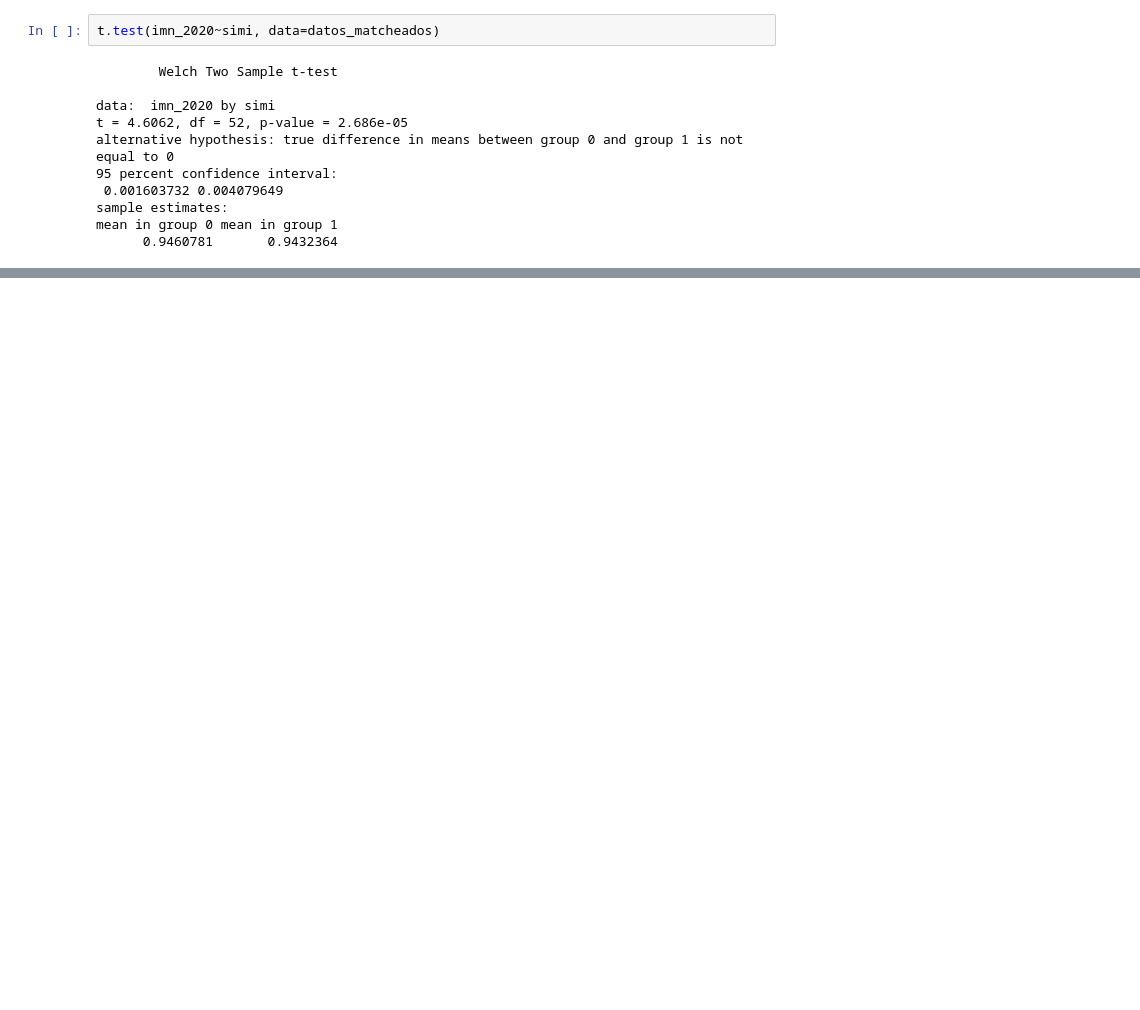
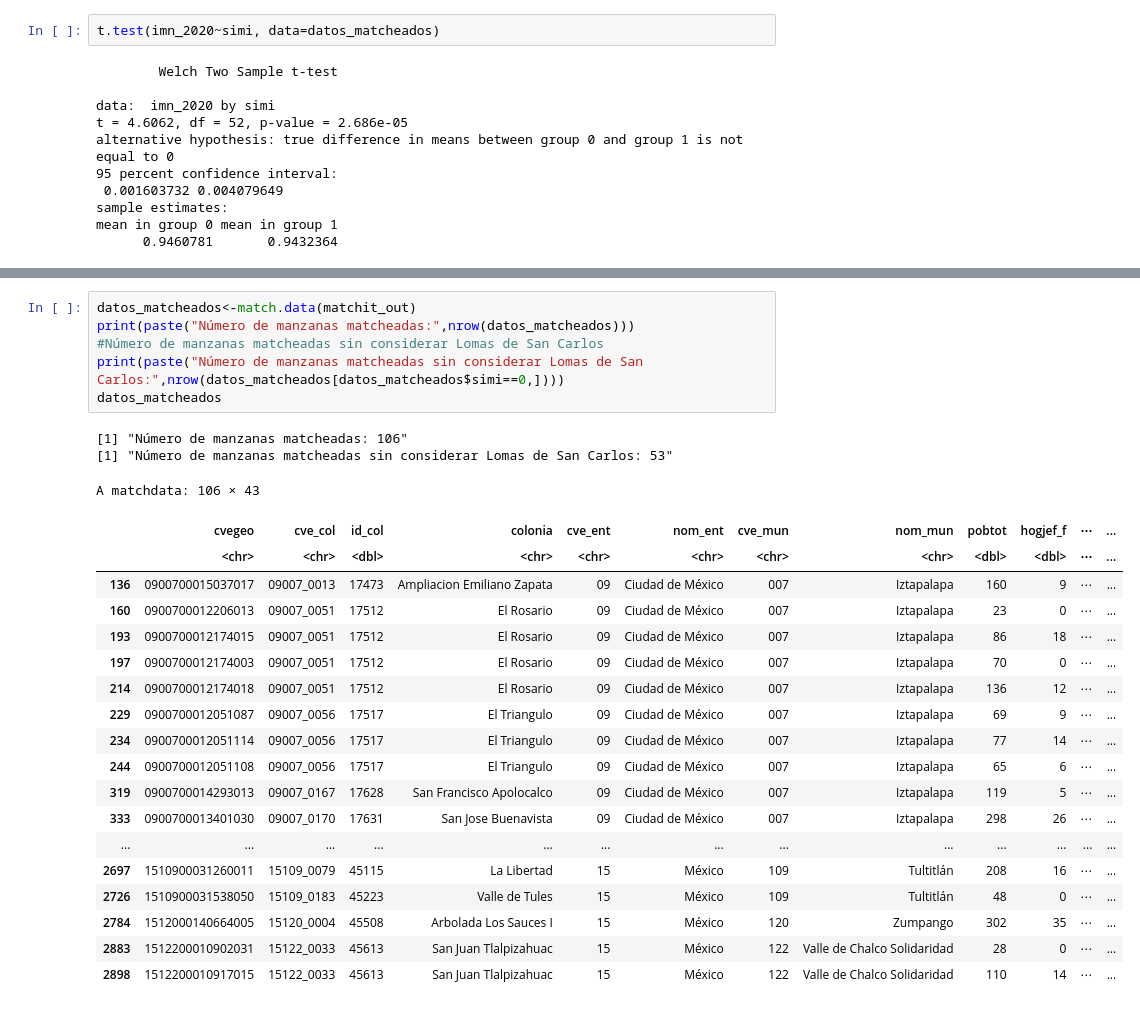
Before and after one commit to claudiodanielpc/proyecto_simi, a Jupyter notebook: scripts/propensity_score.ipynb, the cells around one changed output, grey strips where cells are left out. Cells and saved outputs as stored; diff of their text form; blank space fills up the shorter version.

```diff
--- a/scripts/propensity_score.ipynb
+++ b/scripts/propensity_score.ipynb
@@ -215,0 +273,28 @@ mean in group 0 mean in group 1
+# %%
+datos_matcheados<-match.data(matchit_out)
+print(paste("Número de manzanas matcheadas:",nrow(datos_matcheados)))
+#Número de manzanas matcheadas sin considerar Lomas de San Carlos
+print(paste("Número de manzanas matcheadas sin considerar Lomas de San Carlos:",nrow(datos_matcheados[datos_matcheados$simi==0,])))
+datos_matcheados
+# %% [output]
+[1] "Número de manzanas matcheadas: 106"
+[1] "Número de manzanas matcheadas sin considerar Lomas de San Carlos: 53"
+A matchdata: 106 × 43
+|  | cvegeo | cve_col | id_col | colonia | cve_ent | nom_ent | cve_mun | nom_mun | pobtot | hogjef_f | ⋯ | ... |
+|  | <chr> | <chr> | <dbl> | <chr> | <chr> | <chr> | <chr> | <chr> | <dbl> | <dbl> | ⋯ | ... |
+| 136 | 0900700015037017 | 09007_0013 | 17473 | Ampliacion Emiliano Zapata | 09 | Ciudad de México | 007 | Iztapalapa | 160 | 9 | ⋯ | ... |
+| 160 | 0900700012206013 | 09007_0051 | 17512 | El Rosario | 09 | Ciudad de México | 007 | Iztapalapa | 23 | 0 | ⋯ | ... |
+| 193 | 0900700012174015 | 09007_0051 | 17512 | El Rosario | 09 | Ciudad de México | 007 | Iztapalapa | 86 | 18 | ⋯ | ... |
+| 197 | 0900700012174003 | 09007_0051 | 17512 | El Rosario | 09 | Ciudad de México | 007 | Iztapalapa | 70 | 0 | ⋯ | ... |
+| 214 | 0900700012174018 | 09007_0051 | 17512 | El Rosario | 09 | Ciudad de México | 007 | Iztapalapa | 136 | 12 | ⋯ | ... |
+| 229 | 0900700012051087 | 09007_0056 | 17517 | El Triangulo | 09 | Ciudad de México | 007 | Iztapalapa | 69 | 9 | ⋯ | ... |
+| 234 | 0900700012051114 | 09007_0056 | 17517 | El Triangulo | 09 | Ciudad de México | 007 | Iztapalapa | 77 | 14 | ⋯ | ... |
+| 244 | 0900700012051108 | 09007_0056 | 17517 | El Triangulo | 09 | Ciudad de México | 007 | Iztapalapa | 65 | 6 | ⋯ | ... |
+| 319 | 0900700014293013 | 09007_0167 | 17628 | San Francisco Apolocalco | 09 | Ciudad de México | 007 | Iztapalapa | 119 | 5 | ⋯ | ... |
+| 333 | 0900700013401030 | 09007_0170 | 17631 | San Jose Buenavista | 09 | Ciudad de México | 007 | Iztapalapa | 298 | 26 | ⋯ | ... |
+| ... | ... | ... | ... | ... | ... | ... | ... | ... | ... | ... | ... | ... |
+| 2697 | 1510900031260011 | 15109_0079 | 45115 | La Libertad | 15 | México | 109 | Tultitlán | 208 | 16 | ⋯ | ... |
+| 2726 | 1510900031538050 | 15109_0183 | 45223 | Valle de Tules | 15 | México | 109 | Tultitlán | 48 | 0 | ⋯ | ... |
+| 2784 | 1512000140664005 | 15120_0004 | 45508 | Arbolada Los Sauces I | 15 | México | 120 | Zumpango | 302 | 35 | ⋯ | ... |
+| 2883 | 1512200010902031 | 15122_0033 | 45613 | San Juan Tlalpizahuac | 15 | México | 122 | Valle de Chalco Solidaridad | 28 | 0 | ⋯ | ... |
+| 2898 | 1512200010917015 | 15122_0033 | 45613 | San Juan Tlalpizahuac | 15 | México | 122 | Valle de Chalco Solidaridad | 110 | 14 | ⋯ | ... |
```
Also changed, not shown: parts of 12 cells of this notebook.
